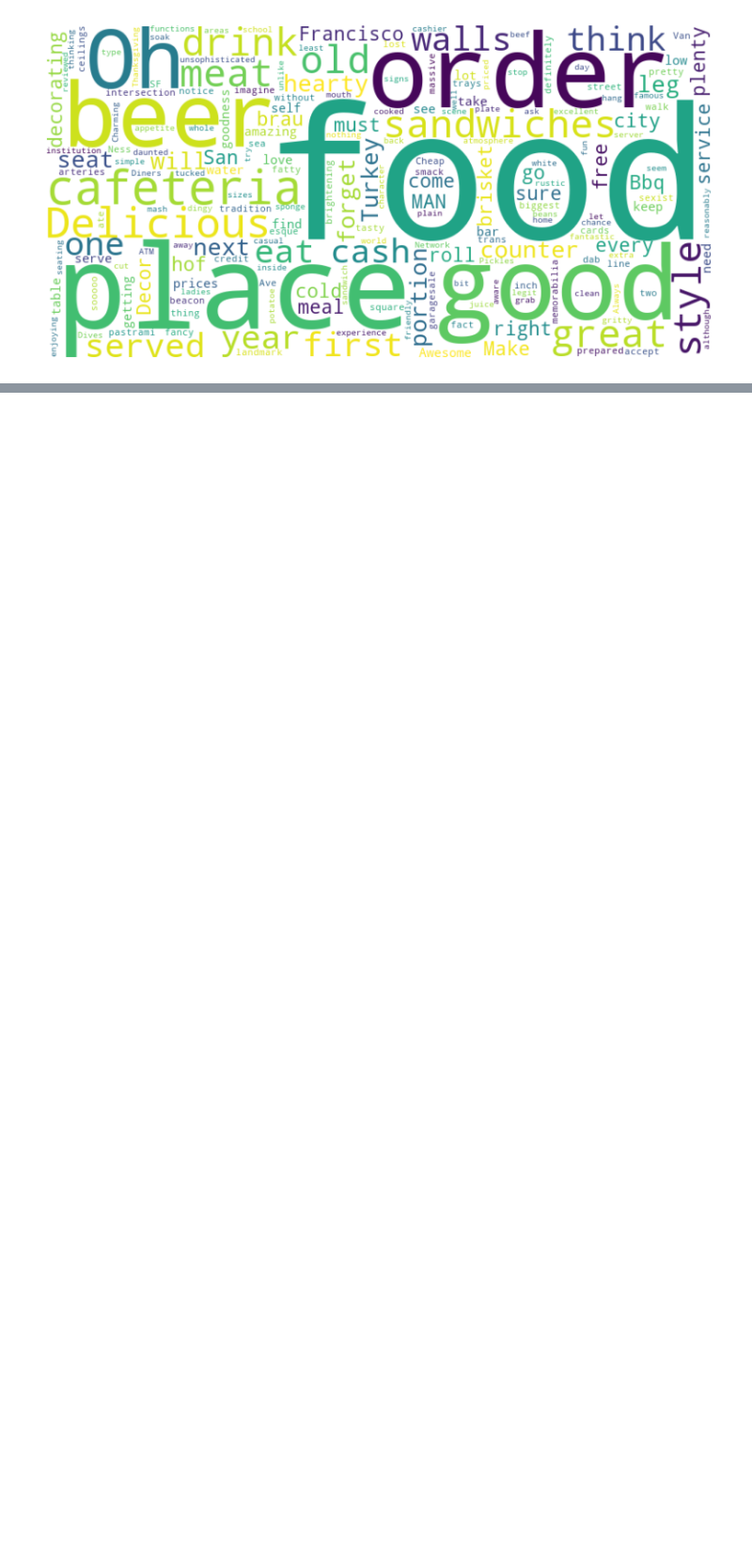
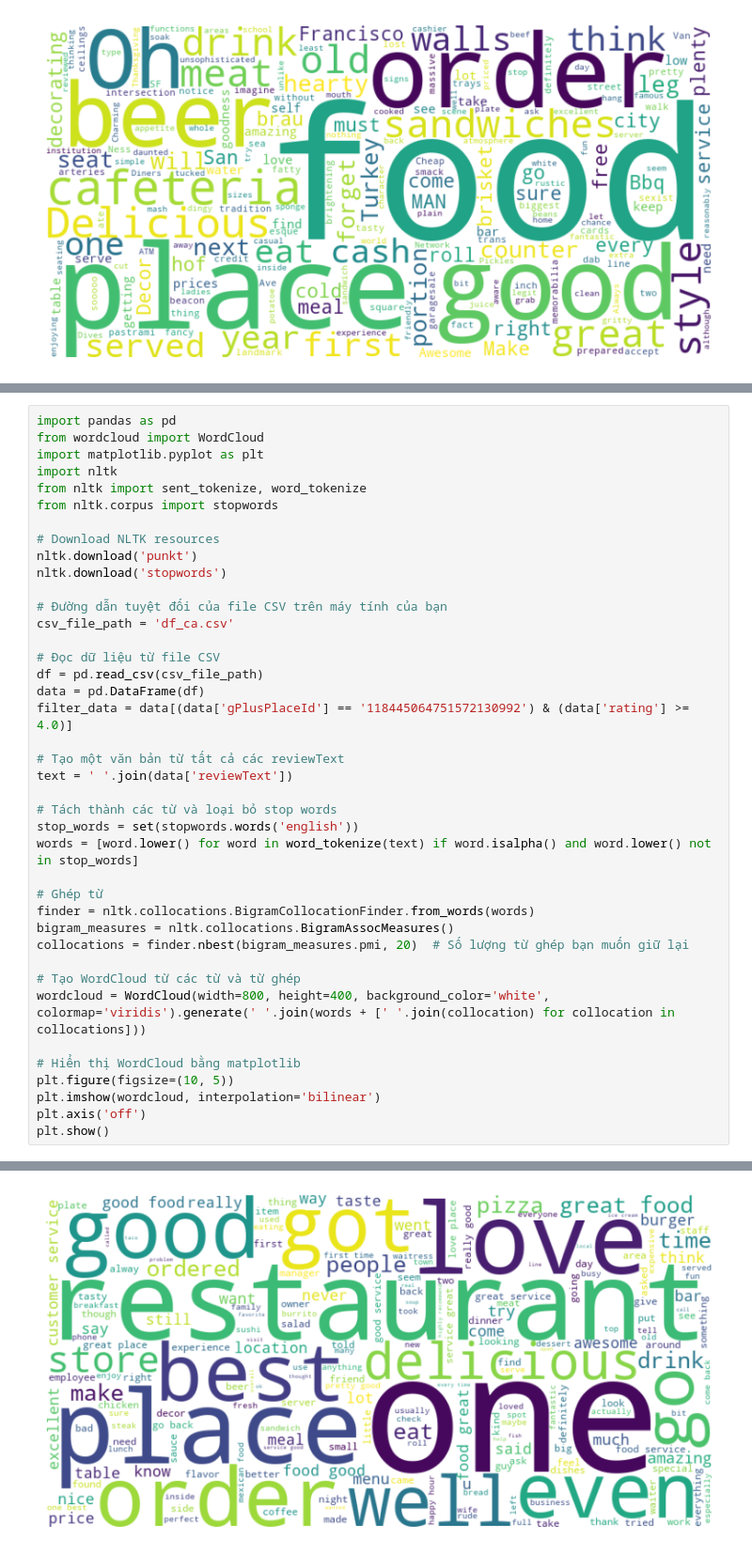
Before and after one commit to NunNunIT/IE212.O11.Group7, a Jupyter notebook: visualization/request.ipynb, the cells around one changed output, grey strips where cells are left out. Shown at 94% size. Drawn from its saved outputs; the diff is of its cells as text; blank space fills up the shorter version.

```diff
--- a/visualization/request.ipynb
+++ b/visualization/request.ipynb
@@ -416,0 +459,41 @@ plt.show()
+# %%
+import pandas as pd
+from wordcloud import WordCloud
+import matplotlib.pyplot as plt
+import nltk
+from nltk import sent_tokenize, word_tokenize
+from nltk.corpus import stopwords
+
+# Download NLTK resources
+nltk.download('punkt')
+nltk.download('stopwords')
+
+# Đường dẫn tuyệt đối của file CSV trên máy tính của bạn
+csv_file_path = 'df_ca.csv'
+
+# Đọc dữ liệu từ file CSV
+df = pd.read_csv(csv_file_path)
+data = pd.DataFrame(df)
+filter_data = data[(data['gPlusPlaceId'] == '118445064751572130992') & (data['rating'] >= 4.0)]
+
+# Tạo một văn bản từ tất cả các reviewText
+text = ' '.join(data['reviewText'])
+
+# Tách thành các từ và loại bỏ stop words
+stop_words = set(stopwords.words('english'))
+words = [word.lower() for word in word_tokenize(text) if word.isalpha() and word.lower() not in stop_words]
+
+# Ghép từ
+finder = nltk.collocations.BigramCollocationFinder.from_words(words)
+bigram_measures = nltk.collocations.BigramAssocMeasures()
+collocations = finder.nbest(bigram_measures.pmi, 20)  # Số lượng từ ghép bạn muốn giữ lại
+
+# Tạo WordCloud từ các từ và từ ghép
+wordcloud = WordCloud(width=800, height=400, background_color='white', colormap='viridis').generate(' '.join(words + [' '.join(collocation) for collocation in collocations]))
+
+# Hiển thị WordCloud bằng matplotlib
+plt.figure(figsize=(10, 5))
+plt.imshow(wordcloud, interpolation='bilinear')
+plt.axis('off')
+plt.show()
+# %% [output]
@@ -417,3 +506,4 @@ plt.show()
+[figure, added]
 # %%
 import plotly.graph_objects as go
 
```
Also changed, not shown: parts of 11 cells of this notebook, 8 other files.
